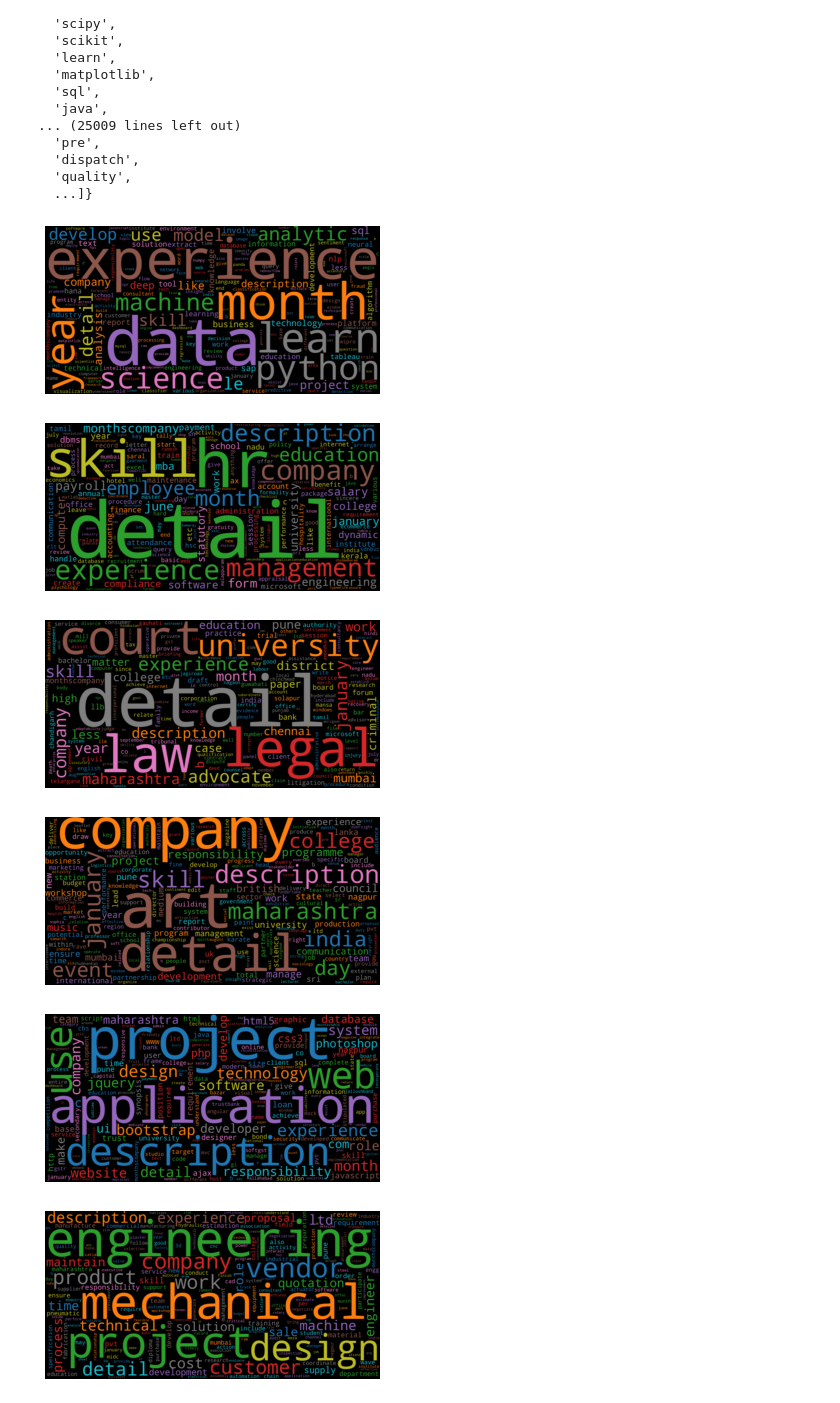
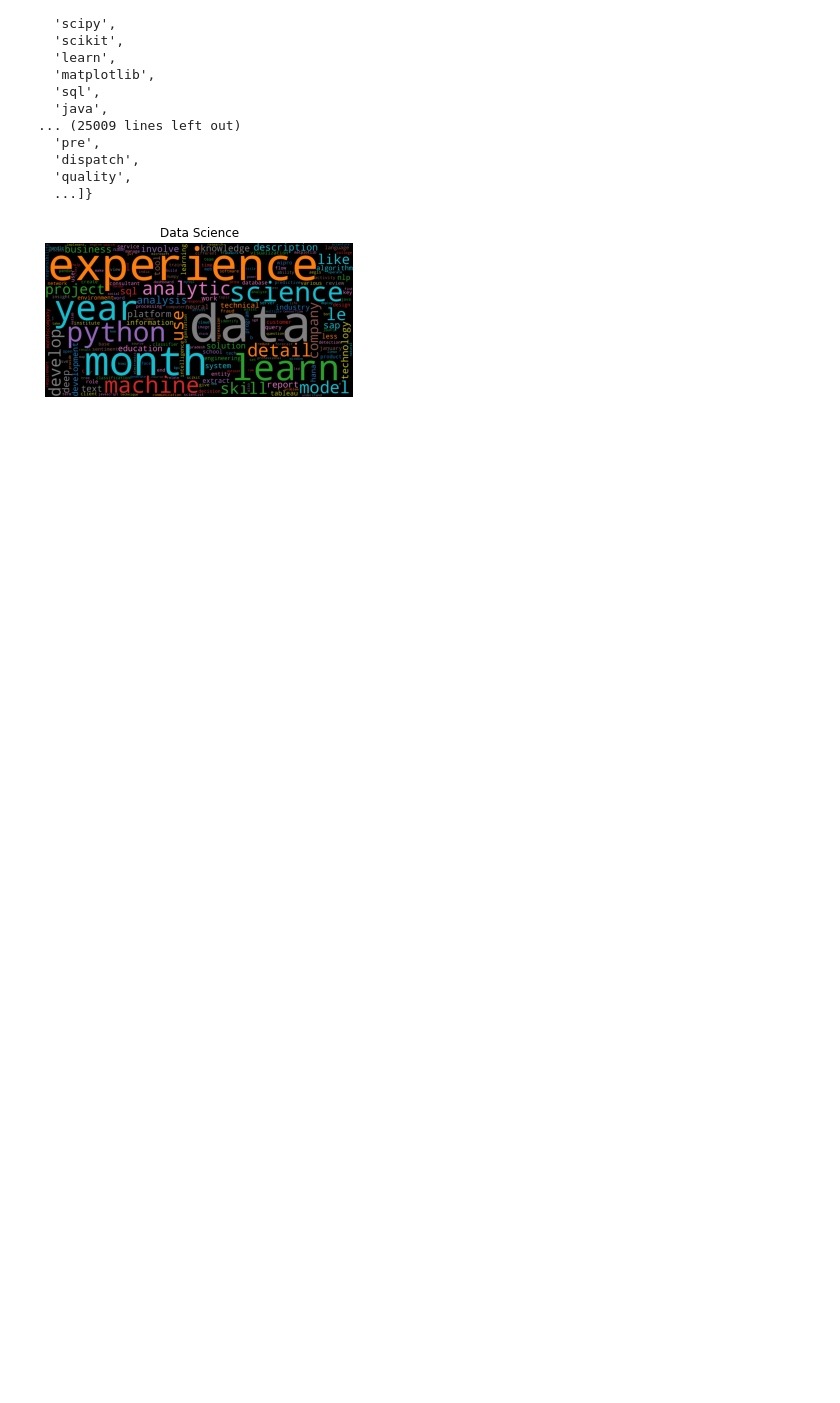
Before and after one commit to max423/Automatic-CV-classification, a Jupyter notebook: business-project.ipynb, the cells around one changed output. Saved outputs shown, nothing was run; the diff lists cells and outputs as text; code cells hidden in the pictures; blank space fills up the shorter version.

```diff
--- a/business-project.ipynb
+++ b/business-project.ipynb
@@ -328,15 +328,14 @@ lemmatized_text_category
 # %%
 plt.figure(figsize=(32, 28))
 
 for i, category in enumerate(categories):
     word_cloud = WordCloud(collocations=False, stopwords=stopwords_en, height=2000, width=4000, colormap='tab10_r').generate(" ".join(lemmatized_text_category[category]))
-    plt.imshow(word_cloud, interpolation='bilinear')
+    plt.subplot(5, 5, i + 1).set_title(category)
+    plt.imshow(word_cloud)
     plt.axis('off')
-    plt.show()
+    break
+
+plt.show()
+plt.close()
 # %% [output]
-[figure, old version]
+[figure, new version]
-[figure, removed]
-[figure, removed]
-[figure, removed]
-[figure, removed]
-[figure, removed]
```
Also changed, not shown: parts of 5 cells of this notebook.
